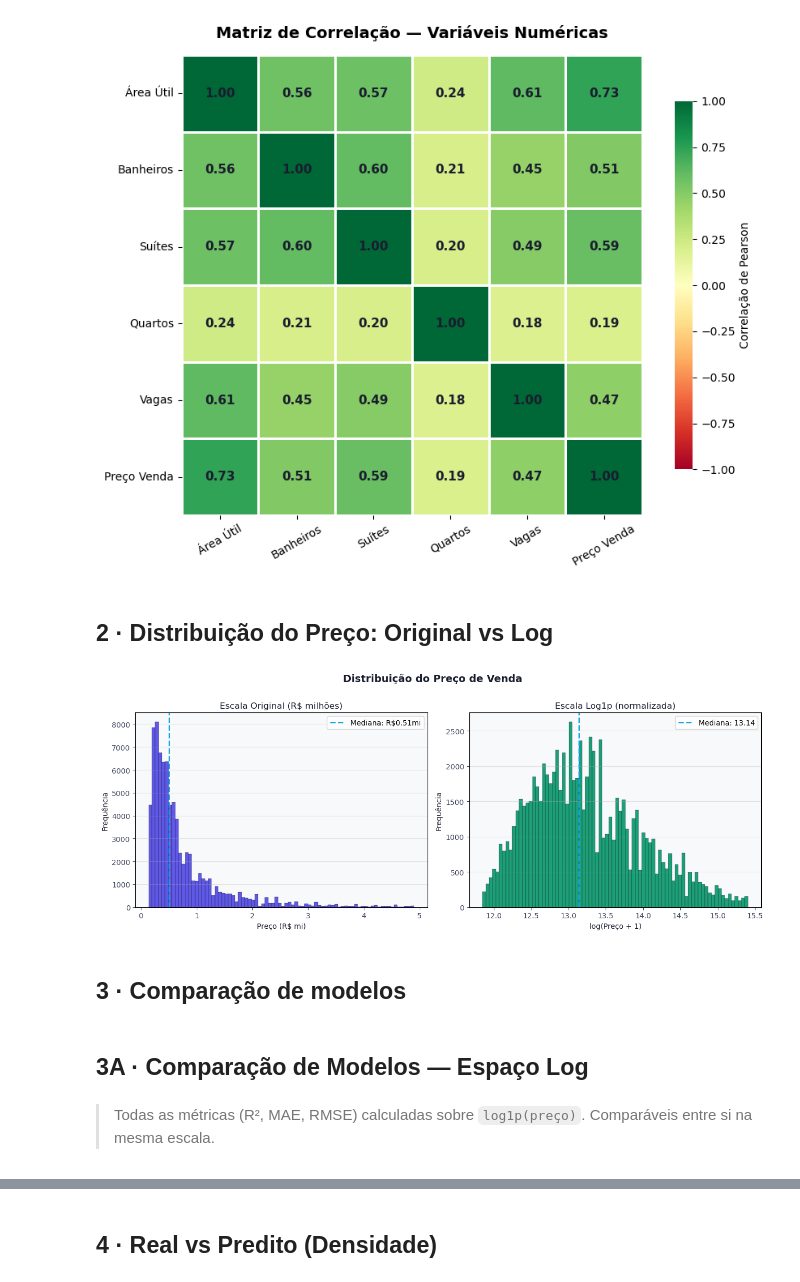
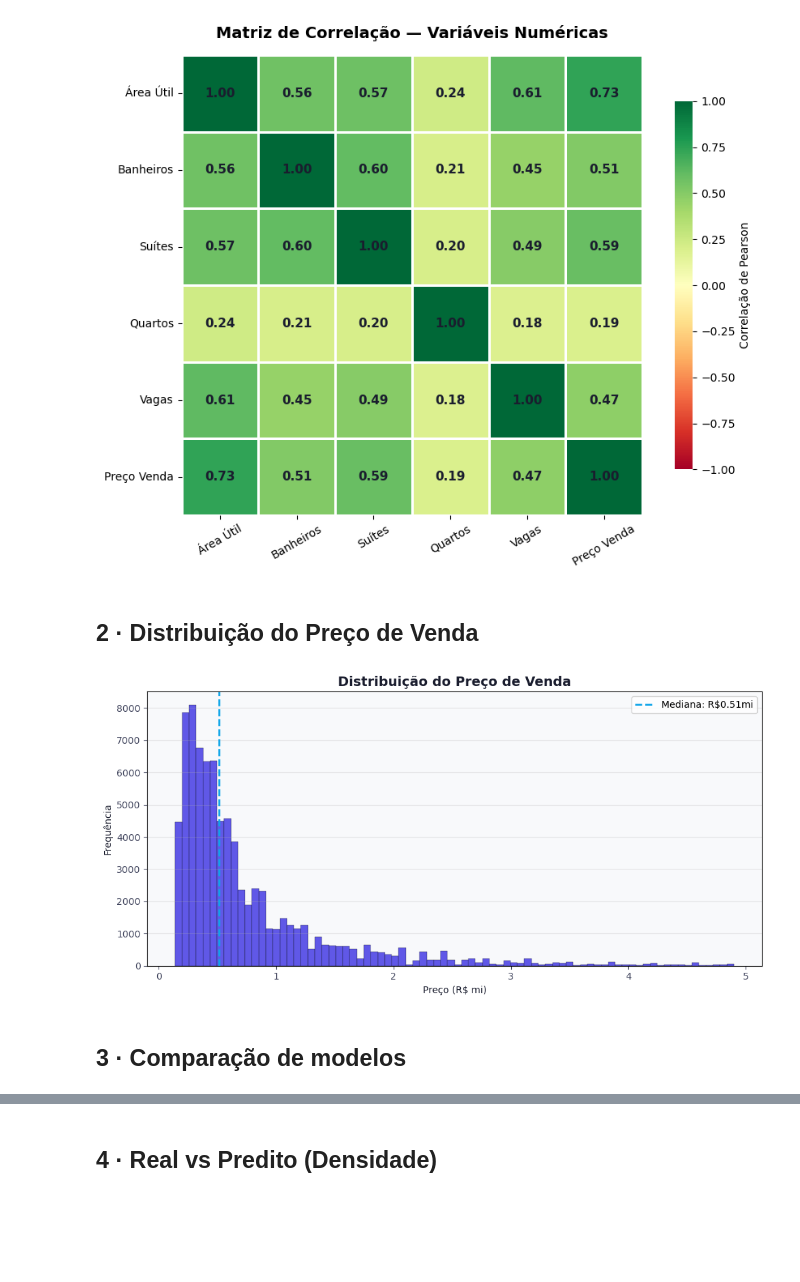
Before and after one commit to biancafdribeiro/analise-imoveis-sp, a Jupyter notebook: codigo/Modelagem_graficos.ipynb, the cells around one changed output, grey strips where cells are left out. Saved outputs shown, nothing was run; the diff lists cells and outputs as text; code cells hidden in the pictures; blank space fills up the shorter version.

```diff
--- a/codigo/Modelagem_graficos.ipynb
+++ b/codigo/Modelagem_graficos.ipynb
@@ -67,87 +62,44 @@ plt.show()
 # %% [output]
 [figure]
 # %% [markdown]
-## 2 · Distribuição do Preço: Original vs Log
+## 2 · Distribuição do Preço de Venda
 # %%
-fig, axes = plt.subplots(1, 2, figsize=(13, 5))
+fig, ax = plt.subplots(figsize=(10, 5))
 
 fig.patch.set_facecolor('white')
-fig.suptitle('Distribuição do Preço de Venda',
-             fontsize=14, fontweight='bold', y=1.01, color='#1a1d2e')
+ax.set_facecolor('#f8f9fb')
+ax.grid(True, axis='y', alpha=0.3)
+ax.tick_params(colors='#444860')
 
-for ax in axes:
-    ax.set_facecolor('#f8f9fb')
-    ax.grid(True, axis='y', alpha=0.3)
-
-    ax.tick_params(colors='#444860')
-    ax.xaxis.label.set_color('#1a1d2e')
-    ax.yaxis.label.set_color('#1a1d2e')
-    ax.title.set_color('#1a1d2e')
-
-axes[0].hist(
+ax.hist(
     df['preco_venda']/1e6,
     bins=80,
-    color='#4f46e5',   # mais escuro
+    color='#4f46e5',
     alpha=0.9,
     edgecolor='#1a1d2e',
     linewidth=0.3
 )
 
-axes[0].set_title('Escala Original (R$ milhões)', color='#1a1d2e')
-axes[0].set_xlabel('Preço (R$ mi)', color='#1a1d2e')
-axes[0].set_ylabel('Frequência', color='#1a1d2e')
-
-axes[0].axvline(
+ax.axvline(
     df['preco_venda'].median()/1e6,
     color='#0ea5e9',
     lw=2,
     ls='--',
     label=f'Mediana: R${df["preco_venda"].median()/1e6:.2f}mi'
 )
 
-axes[0].legend()
-
-axes[1].hist(
-    np.log1p(df['preco_venda']),
-    bins=80,
-    color='#059669',   # verde mais escuro
-    alpha=0.9,
-    edgecolor='#1a1d2e',
-    linewidth=0.3
-)
-
-axes[1].set_title('Escala Log1p (normalizada)', color='#1a1d2e')
-axes[1].set_xlabel('log(Preço + 1)', color='#1a1d2e')
-axes[1].set_ylabel('Frequência', color='#1a1d2e')
-
-axes[1].axvline(
-    np.log1p(df['preco_venda']).median(),
-    color='#0ea5e9',
-    lw=2,
-    ls='--',
-    label=f'Mediana: {np.log1p(df["preco_venda"]).median():.2f}'
-)
-
-axes[1].legend()
+ax.set_title('Distribuição do Preço de Venda', fontsize=14, fontweight='bold', color='#1a1d2e')
+ax.set_xlabel('Preço (R$ mi)', color='#1a1d2e')
+ax.set_ylabel('Frequência', color='#1a1d2e')
+ax.legend()
 
 plt.tight_layout()
-
-plt.savefig(
-    '../graficos/plot2_distribuicao_preco.jpg',
-    dpi=150,
-    bbox_inches='tight',
-    facecolor='white'
-)
-
+plt.savefig('../graficos/plot2_distribuicao_preco.jpg', dpi=150, bbox_inches='tight', facecolor='white')
 plt.show()
 # %% [output]
-[figure, old version]
+[figure, new version]
 # %% [markdown]
 ## 3 · Comparação de modelos
-# %% [markdown]
-## 3A · Comparação de Modelos — Espaço Log
-# %% [markdown]
-> Todas as métricas (R², MAE, RMSE) calculadas sobre `log1p(preço)`. Comparáveis entre si na mesma escala.
 # %%
 models_dict = {
     'Random Forest': RandomForestRegressor(
```
Also changed, not shown: parts of 15 cells of this notebook, 15 other files.
